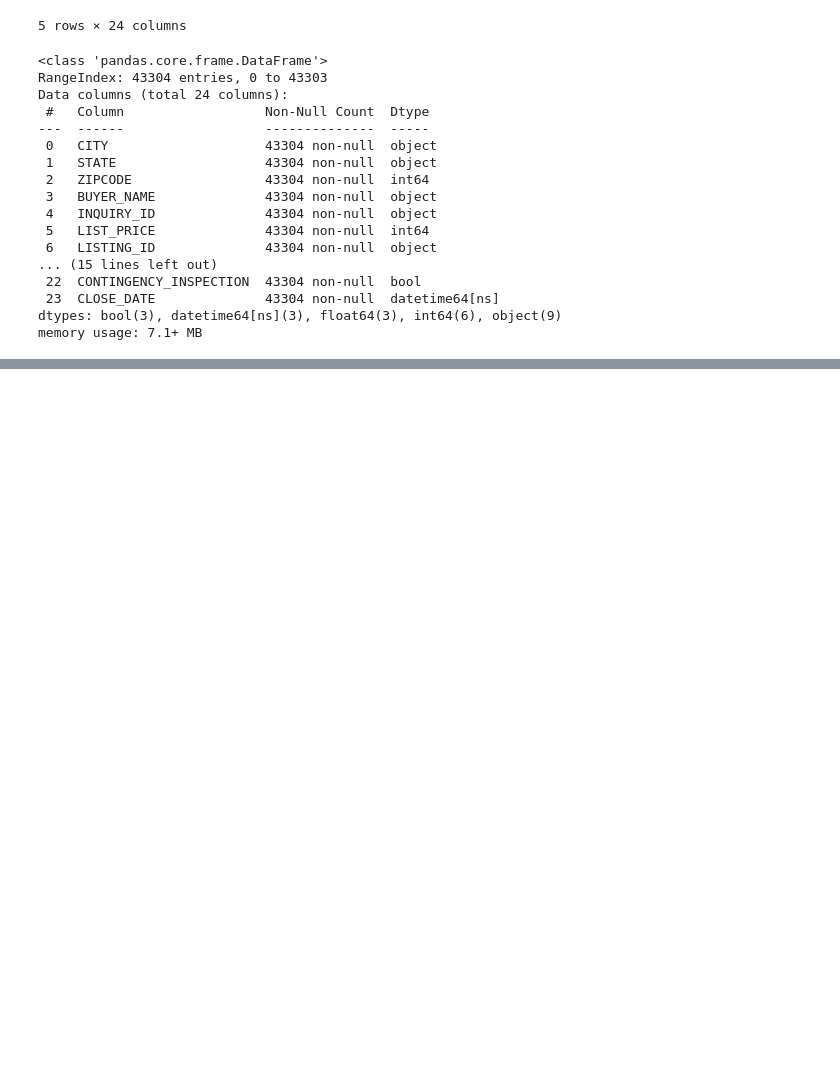
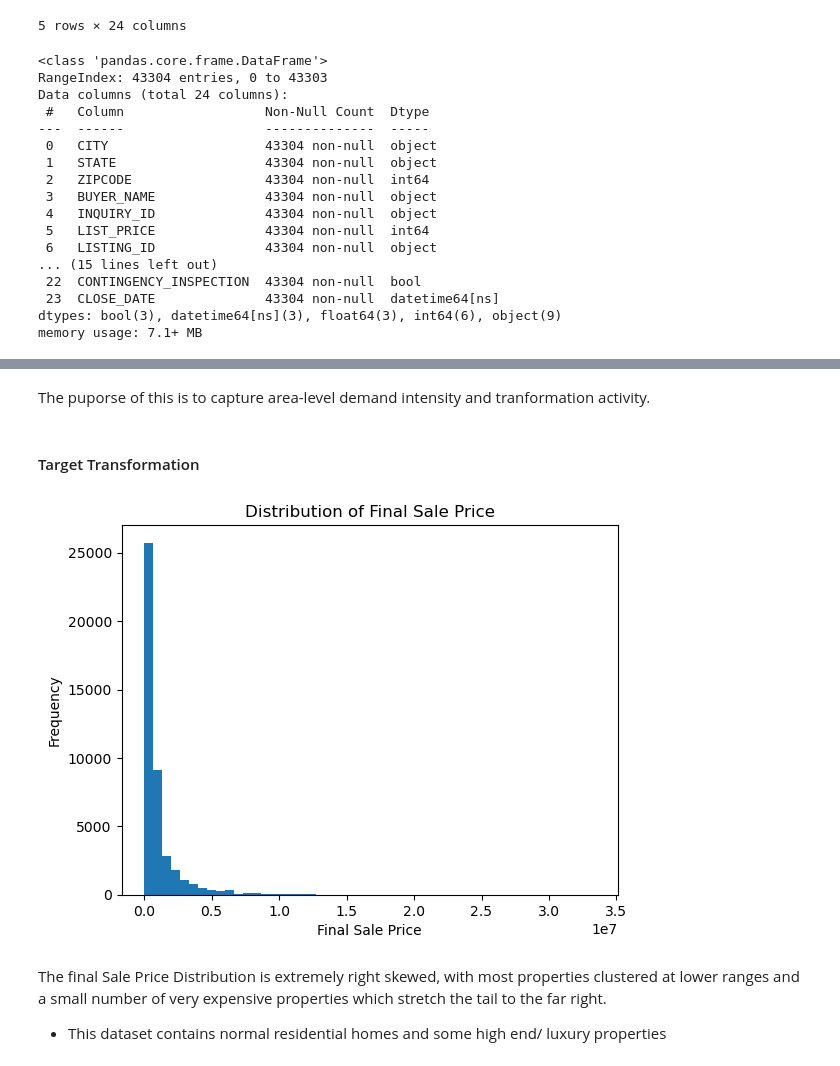
Before and after one commit to Etang-OJ/Bluestone_RealEstate, a Jupyter notebook: Bluestone_RealEstate.ipynb, the cells around one changed output, grey strips where cells are left out. Cells and saved outputs as stored; diff of their text form; code cells hidden in the pictures; blank space fills up the shorter version.

```diff
--- a/Bluestone_RealEstate.ipynb
+++ b/Bluestone_RealEstate.ipynb
@@ -213,0 +177,18 @@ memory usage: 17.6+ MB
+# %% [markdown]
+The puporse of this is to capture area-level demand intensity and tranformation activity.
+# %% [markdown]
+#### Target Transformation
+# %%
+# Histogram to visualise Final_Sale_Price
+
+plt.figure()
+plt.hist(sales_df["FINAL_SALE_PRICE"], bins=50)
+plt.title("Distribution of Final Sale Price")
+plt.xlabel("Final Sale Price")
+plt.ylabel("Frequency")
+plt.show()
+# %% [output]
+[figure, added]
+# %% [markdown]
+The final Sale Price Distribution is extremely right skewed, with most properties clustered at lower ranges and a small number of very expensive properties which stretch the tail to the far right.
+- This dataset contains normal residential homes and some high end/ luxury properties
```
Also changed, not shown: parts of 46 cells of this notebook, 9 other files.
